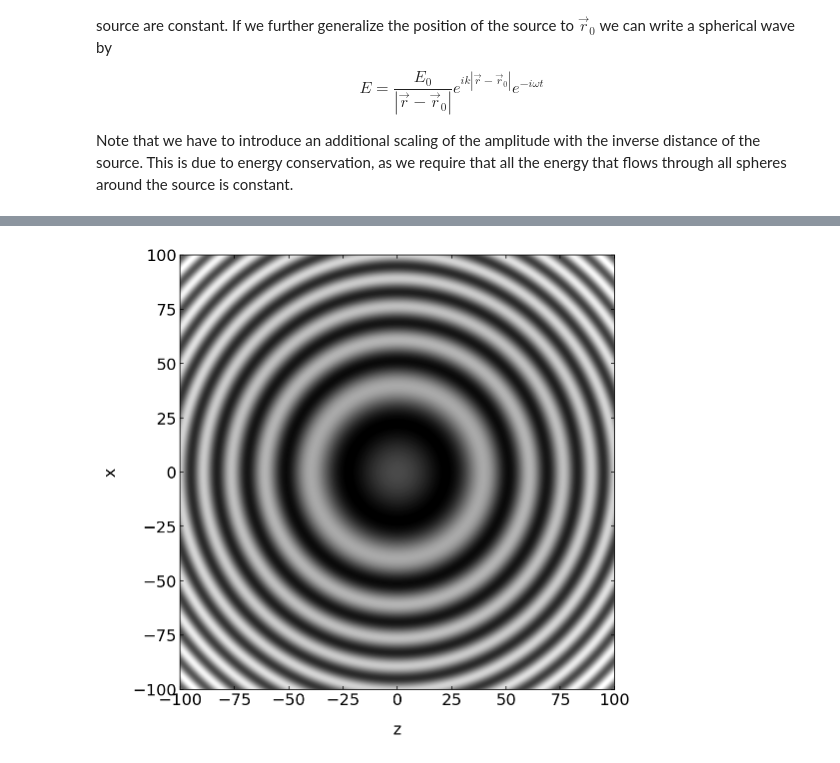
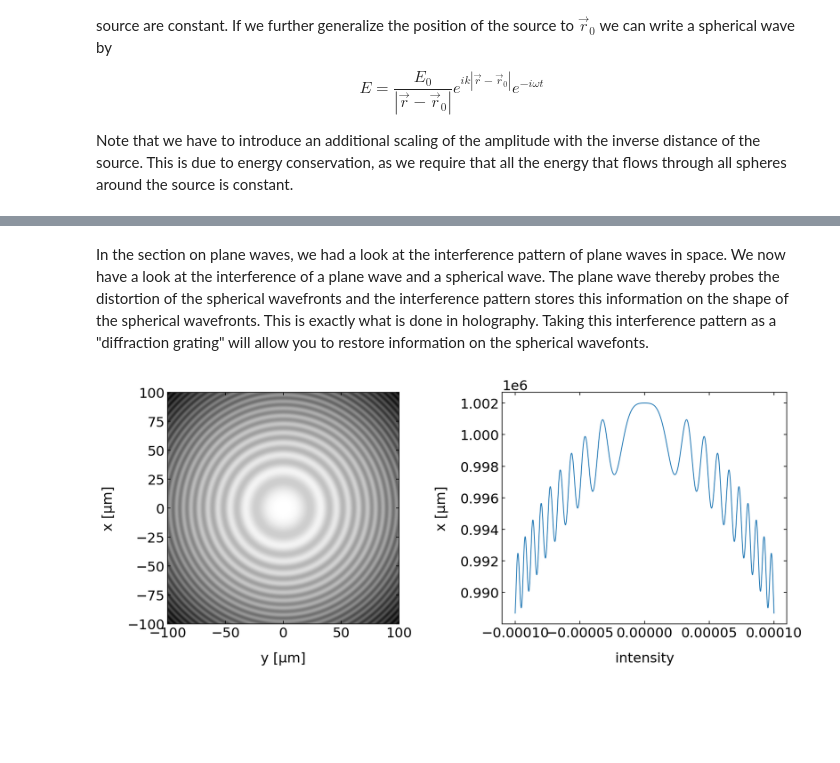
Before and after one commit to fcichos/website, a Jupyter notebook: docs/notebooks/L9/2_spherical_waves.ipynb, the cells around one changed output, grey strips where cells are left out. Saved outputs shown, nothing was run; the diff lists cells and outputs as text; code cells hidden in the pictures; blank space fills up the shorter version.

```diff
--- a/docs/notebooks/L9/2_spherical_waves.ipynb
+++ b/docs/notebooks/L9/2_spherical_waves.ipynb
@@ -129,22 +156,32 @@ plt.show()
+# %% [markdown]
+In the section on plane waves, we had a look at the interference pattern of plane waves in space. We now have a look at the interference of a plane wave and a spherical wave. The plane wave thereby probes the distortion of the spherical wavefronts and the interference pattern stores this information on the shape of the spherical wavefronts. This is exactly what is done in holography. Taking this interference pattern as a "diffraction grating" will  allow you to restore information on the spherical wavefonts.
 # %%
 def plane_wave(k,omega,r,t):
     return(np.exp(1j*(np.dot(k,r)-omega*t)))
 # %%
-plt.figure(figsize=(8,8))
+plt.figure(figsize=(12,5))
 x=np.linspace(-100e-6,100e-6,1000)
 y=np.linspace(-100e-6,100e-6,1000)
 
 X,Y=np.meshgrid(x,y)
-r=np.array([X,Y,2000e-6])
+r=np.array([X,Y,1000e-6])
 k1=2*np.pi/wavelength*np.array([0j,0j,1+0j])
-r0=np.array([0,0,-2e-6])
+r0=np.array([0,0,0])
 
 field=plane_wave(k1,omega0,r,0)+spherical_wave(k1,omega0,r,r0,0)
 extent = np.min(y)*1e6, np.max(y)*1e6,np.min(x)*1e6, np.max(x)*1e6
-plt.imshow(np.abs(field.transpose())**2,extent=extent,cmap='gray_r')
+plt.subplot(1,2,1)
+plt.imshow(np.abs(field.transpose())**2,extent=extent,cmap='gray')
+plt.xlabel('y [µm]')
+plt.ylabel('x [µm]')
 
-plt.xlabel('z')
-plt.ylabel('x')
+plt.subplot(1,2,2)
+plt.plot(x,np.abs(field[500,:])**2)
+
+plt.xlabel('intensity')
+plt.ylabel('x [µm]')
+
+plt.tight_layout()
 plt.show()
 # %% [output]
-[figure, old version]
+[figure, new version]
```
Also changed, not shown: parts of 14 cells of this notebook, 43 other files.
